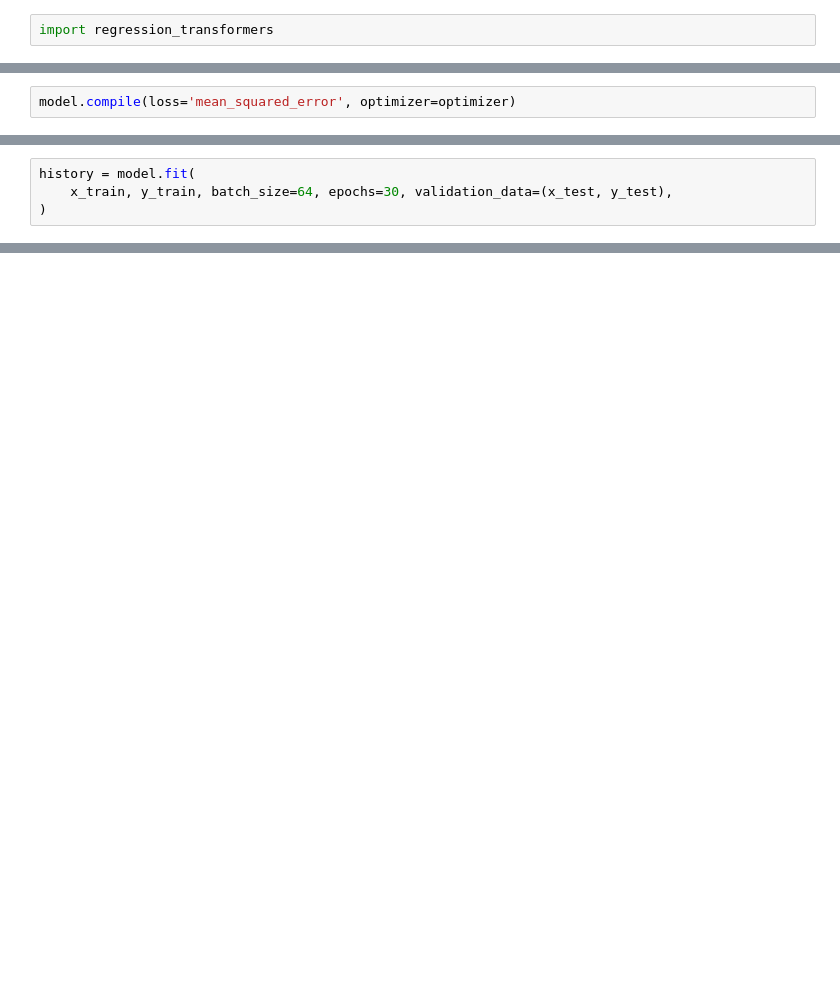
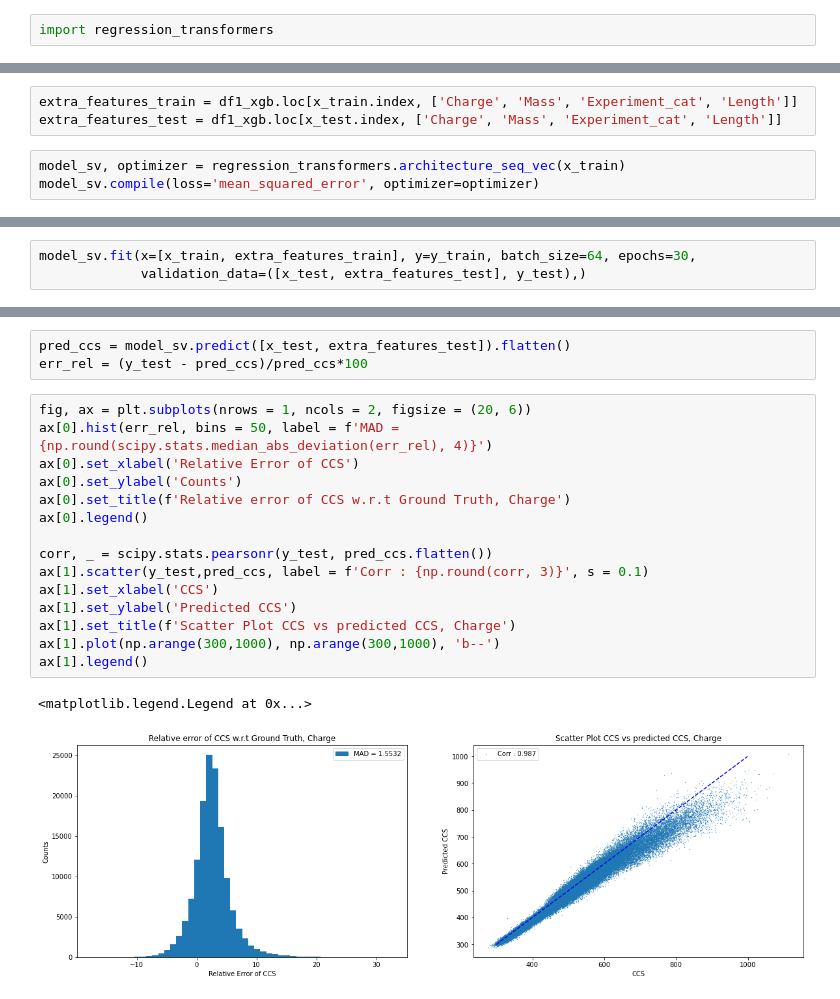
Before and after one commit to jlrestrepol/ccs, a Jupyter notebook: code/CCS_valset.ipynb, the cells around one changed output, grey strips where cells are left out. Saved outputs shown, nothing was run; the diff lists cells and outputs as text; blank space fills up the shorter version.

```diff
--- a/code/CCS_valset.ipynb
+++ b/code/CCS_valset.ipynb
@@ -188,2 +357,6 @@ ________________________________________________________________________________
+# %%
+extra_features_train = df1_xgb.loc[x_train.index, ['Charge', 'Mass', 'Experiment_cat', 'Length']]
+extra_features_test = df1_xgb.loc[x_test.index, ['Charge', 'Mass', 'Experiment_cat', 'Length']]
 # %%
-model.compile(loss='mean_squared_error', optimizer=optimizer)
+model_sv, optimizer = regression_transformers.architecture_seq_vec(x_train)
+model_sv.compile(loss='mean_squared_error', optimizer=optimizer)
@@ -190,6 +381,5 @@ model.compile(loss='mean_squared_error', optimizer=optimizer)
 # %%
-history = model.fit(
-    x_train, y_train, batch_size=64, epochs=30, validation_data=(x_test, y_test),
-)
+model_sv.fit(x=[x_train, extra_features_train], y=y_train, batch_size=64, epochs=30,
+             validation_data=([x_test, extra_features_test], y_test),)
 # %% [output]
 Epoch 1/30
@@ -200,0 +403,21 @@ KeyboardInterrupt:
+# %%
+pred_ccs = model_sv.predict([x_test, extra_features_test]).flatten()
+err_rel = (y_test - pred_ccs)/pred_ccs*100
+# %%
+fig, ax = plt.subplots(nrows = 1, ncols = 2, figsize = (20, 6))
+ax[0].hist(err_rel, bins = 50, label = f'MAD = {np.round(scipy.stats.median_abs_deviation(err_rel), 4)}')
+ax[0].set_xlabel('Relative Error of CCS')
+ax[0].set_ylabel('Counts')
+ax[0].set_title(f'Relative error of CCS w.r.t Ground Truth, Charge')
+ax[0].legend()
+
+corr, _ = scipy.stats.pearsonr(y_test, pred_ccs.flatten())
+ax[1].scatter(y_test,pred_ccs, label = f'Corr : {np.round(corr, 3)}', s = 0.1)
+ax[1].set_xlabel('CCS')
+ax[1].set_ylabel('Predicted CCS')
+ax[1].set_title(f'Scatter Plot CCS vs predicted CCS, Charge')
+ax[1].plot(np.arange(300,1000), np.arange(300,1000), 'b--')
+ax[1].legend()
+# %% [output]
+<matplotlib.legend.Legend at 0x...>
+[figure, added]
```
Also changed, not shown: parts of 39 cells of this notebook.
